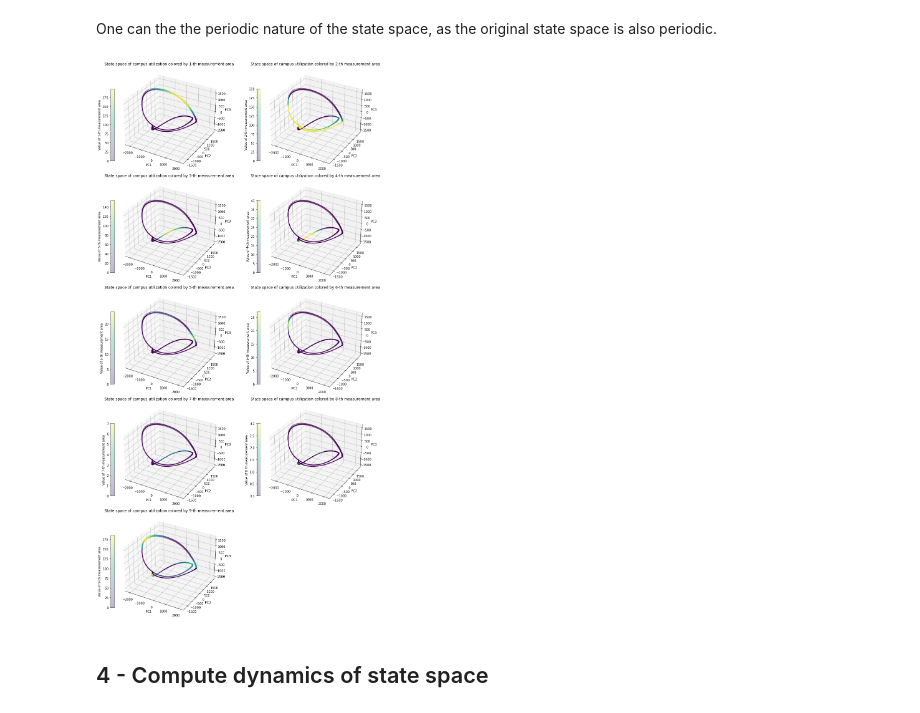
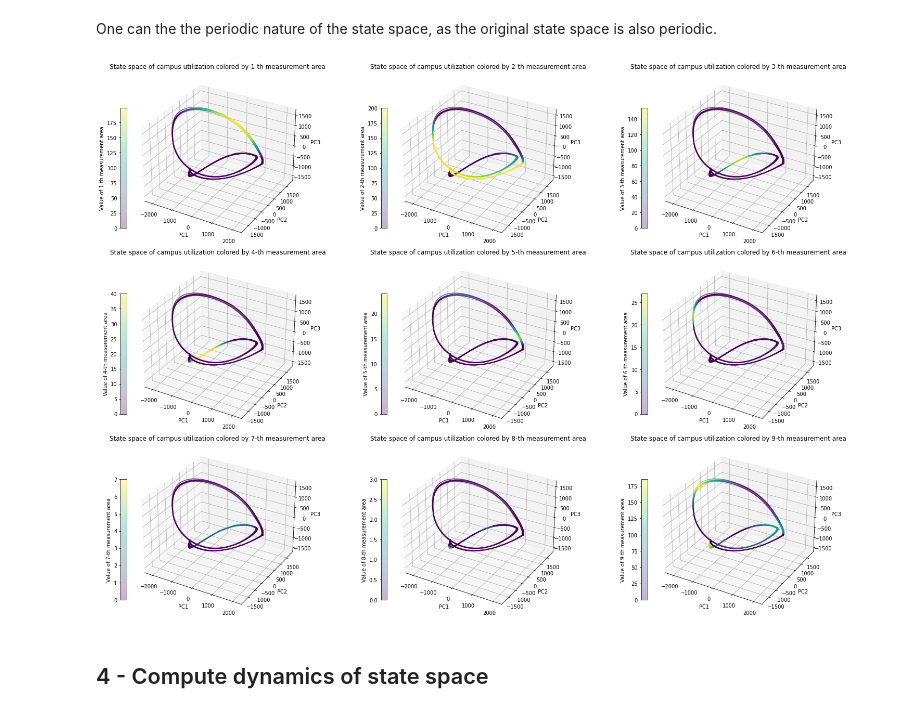
Before and after one commit to sonmikrafft-uni-MLCMS/ex5, a Jupyter notebook: task_5.ipynb, the cells around one changed output. Saved outputs shown, nothing was run; the diff lists cells and outputs as text; code cells hidden in the pictures.

```diff
--- a/task_5.ipynb
+++ b/task_5.ipynb
@@ -140,32 +142,32 @@ fig.savefig("plots/5_state_space.pdf", bbox_inches="tight")
 One can the the periodic nature of the state space, as the original state space is also periodic.
 # %%
 NUM_PLOTS = df.shape[1]
-NUM_COLS = 2
+NUM_COLS = 3
 NUM_ROWS = NUM_PLOTS // NUM_COLS + 1
 
 fig = plt.figure(figsize=(NUM_COLS * 7, NUM_ROWS * 5))
 
 for measurement_area in range(0, NUM_PLOTS):
     ax = fig.add_subplot(NUM_ROWS, NUM_COLS, measurement_area + 1, projection="3d")
     ax.set_aspect("auto")
     ax = plot_3d_plot(
         state_space,
         xlabel="PC1",
         ylabel="PC2",
         zlabel="PC3",
         title=f"State space of campus utilization colored by {measurement_area + 1}-th measurement area",
         ax=ax,
         fig=fig,
         title_colorbar=f"Value of {measurement_area+1}-th measurement area",
         c=df.iloc[: state_space.shape[0], measurement_area],
         s=0.5,
         alpha=0.3,
     )
 
 fig.tight_layout()
 fig.savefig("plots/5_state_space_colored_by_measurement_area.pdf", bbox_inches="tight")
 # %% [output]
-[figure, old version]
+[figure, new version]
 # %% [markdown]
 ## 4 - Compute dynamics of state space
 # %% [markdown]
```
Also changed, not shown: parts of 3 cells of this notebook.
